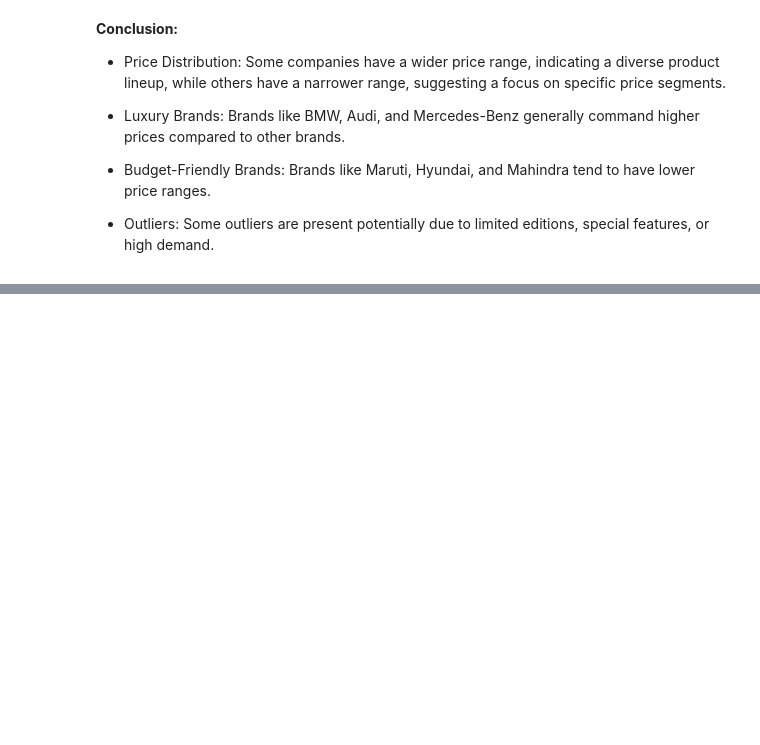
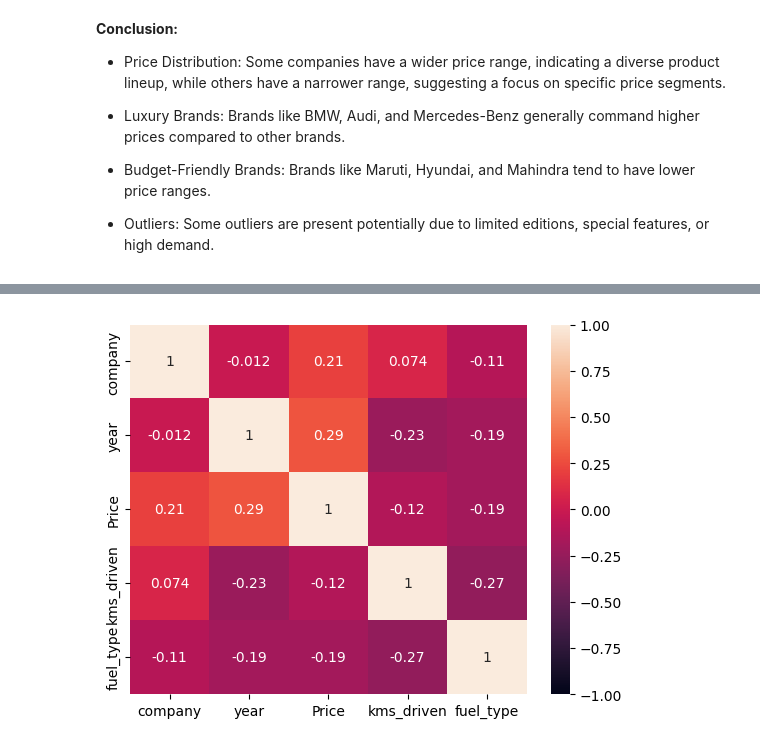
Before and after one commit to syed-ateeb-naveed/ML-CEP, a Jupyter notebook: ML_CEP.ipynb, the cells around one changed output, grey strips where cells are left out. Cells and saved outputs as stored; diff of their text form; code cells hidden in the pictures; blank space fills up the shorter version.

```diff
--- a/ML_CEP.ipynb
+++ b/ML_CEP.ipynb
@@ -522,0 +602,3 @@ plt.show()
+# %%
+X["fuel_type"] = label_encoder.fit_transform(X["fuel_type"])
+X["fuel_type"]
@@ -522,0 +633,3 @@ plt.show()
+# %%
+X["company"] = label_encoder.fit_transform(X["company"])
+X["company"]
@@ -522,0 +659,6 @@ plt.show()
+# %%
+X["company"] = car["company"]
+companies_to_encode = ['Hyundai', 'Mahindra', 'Ford', 'Maruti', 'Toyota', 'Renault', 'Honda', 'Tata', 'Chevrolet']
+X['company'] = X['company'].apply(lambda x: 'other' if x not in companies_to_encode else x)
+
+X['company'] = label_encoder.fit_transform(X['company'])
@@ -522,0 +680,3 @@ plt.show()
+# %%
+corr = X.corr()
+corr["Price"]
@@ -522,0 +706,5 @@ plt.show()
+# %%
+sns.heatmap(corr, vmin=-1, vmax=1, annot=True)
+plt.show()
+# %% [output]
+[figure, added]
```
Also changed, not shown: parts of 25 cells of this notebook.
